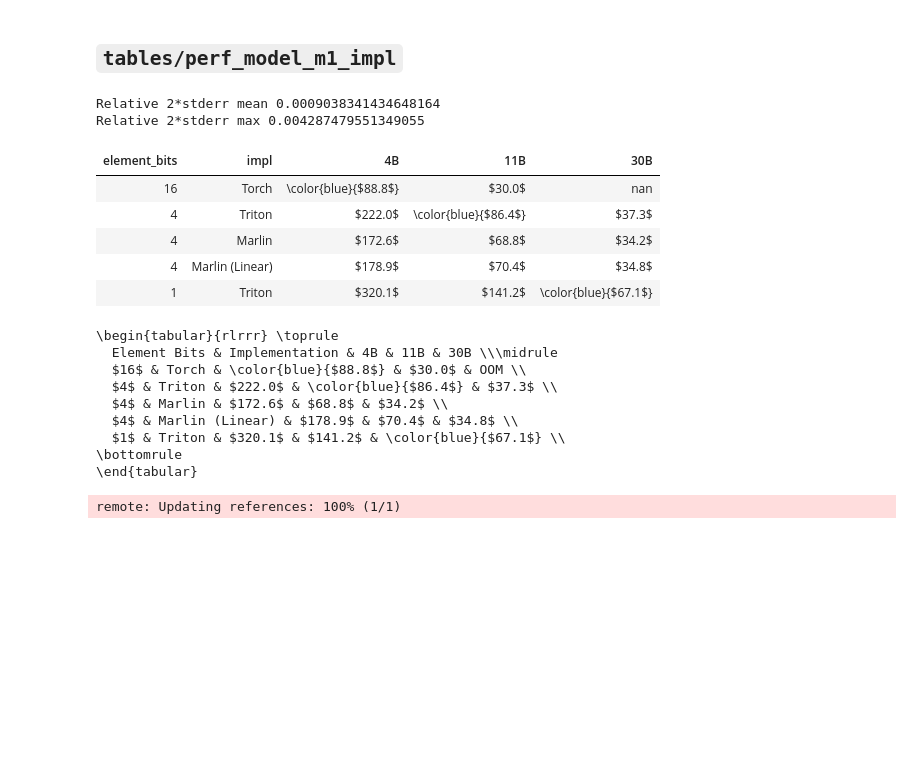
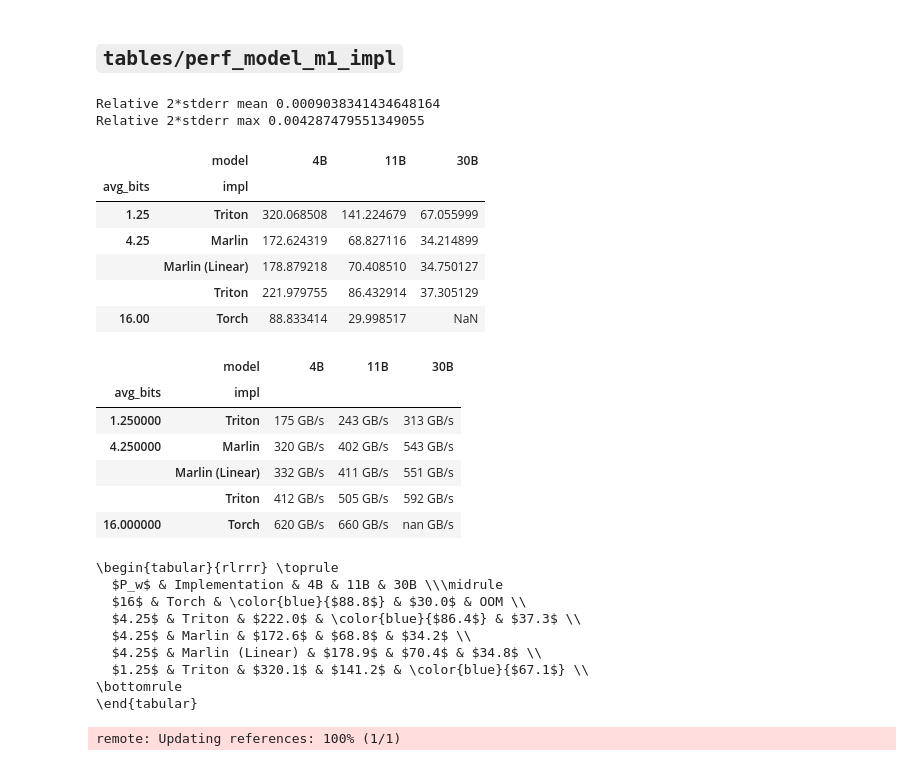
Before and after one commit to graphcore-research/fused-dequantisation-kernels, a Jupyter notebook: notebooks/2025-01-paper.ipynb, the cells around one changed output. Drawn from its saved outputs; the diff is of its cells as text; code cells hidden in the pictures; blank space fills up the shorter version.

```diff
--- a/notebooks/2025-01-paper.ipynb
+++ b/notebooks/2025-01-paper.ipynb
@@ -96,6 +142,7 @@ df = df.rename(columns=dict(bits="element_bits"))
 df["gb_s"] = df["bytes_rw"] / df["avg_time"] / 1e9
 df["tflops"] = df["ops"] / df["avg_time"] / 1e12
 df["tflops_stderr"] = df["ops"] * df["avg_time_stderr"] / df["avg_time"]**2 / 1e12
+df["avg_bits"] = df["element_bits"].apply(lambda b: b + 0.25*(b < 16))
 
 # Remove "mm" tests where "mv" was also run, for batch size 1
 df = df[~((df.m == 1) & df.test.isin(["mm", "mm_ref", "mm_lut8_ref_unscaled", "mm_lut8_ref", "mm_lut8"]))]
@@ -191,14 +237,14 @@ d = (df
     .pipe(lambda d: d.assign(avg_time_str=d.apply(lambda s: f"${s.avg_time*1e6:.1f}\\,\\mathrm{{\\upmu s}}$ (${s.speedup_ratio:.1f}\\times$)", axis=1)))
     .pipe(lambda d: d.assign(gb_s_str=d.gb_s.apply(lambda x: f"${x:.0f}\\,\\mathrm{{GB/s}}$")))
     .pipe(lambda d: d.assign(avg_time_stderr_str=d.avg_time_stderr.apply(lambda s: f"${s*1e6:.2f}\\,\\mathrm{{\\upmu s}}$")))
-    .sort_values(["element_bits", "avg_time"], ascending=False)
+    .sort_values(["avg_bits", "avg_time"], ascending=False)
 )
 
-display(d[["element_bits", "impl", "avg_time", "avg_time_stderr", "speedup_ratio", "theoretical_speedup_ratio", "gb_s"]]
+display(d[["avg_bits", "impl", "avg_time", "avg_time_stderr", "speedup_ratio", "theoretical_speedup_ratio", "gb_s"]]
     .style.format(dict(avg_time=lambda x: f"{x*1e6:.1f} us", gb_s="{:.0f} GB/s", avg_time_stderr="{:.1e}")).hide())
 
-cols = dict(element_bits="", impl="", avg_time_str="Time (Speedup)", gb_s_str="Effective Bandwidth")
-align = "rlrr"
+cols = dict(avg_bits="", impl="", avg_time_str="Time (Speedup)", gb_s_str="Effective Bandwidth")
+align = "llrr"
 print(plot_utils.fmt_latex_booktabs(d, cols=cols, align=align))
 plot_utils.save_table("perf_micro_m1_impl", d, cols=cols, align=align)
 # %% [output]
@@ -251,6 +297,7 @@ df["impl"] = df["kernel"].fillna("torch").apply(lambda k: {
 }[k])
 df = df.drop(columns=["kernel"])
 df["element_bits"] = df["element_bits"].fillna(16).astype(int)
+df["avg_bits"] = df["element_bits"].apply(lambda b: b + 0.25*(b < 16))
 
 df["tokens_s"] = df["batch_size"] / df["avg_time"]
 df["tokens_s_stderr"] = df["batch_size"] * df["avg_time_stderr"] / df["avg_time"]**2
@@ -313,46 +360,55 @@ remote: Updating references: 100% (1/1)
 # %%
 def token_s_highlighted(s: pd.Series) -> str:
     text = f"${s.tokens_s:.1f}$"
     if (s.impl, s.element_bits, s.model) in {("Torch", 16, "4B"), ("Triton", 4, "11B"), ("Triton", 1, "30B")}:
         text = f"\\color{{blue}}{{{text}}}"
     return text
 
 d = (df
     .pipe(lambda d: d[d.batch_size==1])
     .pipe(lambda d: d[d.impl!="torch.compile"])
     .pipe(lambda d: d.assign(tokens_s_str=d.apply(token_s_highlighted, axis=1)))
 )
 t = (d
-    .pivot(index=["element_bits", "impl"], columns="model", values="tokens_s_str")[["4B", "11B", "30B"]].reset_index()
-    .pipe(lambda d: d.assign(rank=d.apply(lambda s: (-s.element_bits, ["Torch", "Triton", "Marlin", "Marlin (Linear)"].index(s.impl)), axis=1)))
+    .pivot(index=["avg_bits", "impl"], columns="model", values="tokens_s_str")[["4B", "11B", "30B"]].reset_index()
+    .pipe(lambda d: d.assign(rank=d.apply(lambda s: (-s.avg_bits, ["Torch", "Triton", "Marlin", "Marlin (Linear)"].index(s.impl)), axis=1)))
     .sort_values("rank").drop(columns=["rank"])
 )
 
 print("Relative 2*stderr mean", 2 * (d.tokens_s_stderr / d.tokens_s).mean())
 print("Relative 2*stderr max", 2 * (d.tokens_s_stderr / d.tokens_s).max())
 
-display(t.style.hide())
+display(d.pivot(index=["avg_bits", "impl"], columns="model", values="tokens_s")[["4B", "11B", "30B"]])
+display(d.pivot(index=["avg_bits", "impl"], columns="model", values="gb_s")[["4B", "11B", "30B"]].style.format("{:.0f} GB/s"))
 
-args = dict(cols={k: "" for k in ["element_bits", "impl", "4B", "11B", "30B"]},
-            align="rlrrr", nan_str="OOM")
+args = dict(cols={k: "" for k in ["avg_bits", "impl", "4B", "11B", "30B"]},
+            align="llrrr", nan_str="OOM")
 print(plot_utils.fmt_latex_booktabs(t, **args))
 plot_utils.save_table("perf_model_m1_impl", t, **args)
 # %% [output]
 Relative 2*stderr mean 0.0009038341434648164
 Relative 2*stderr max 0.004287479551349055
-| element_bits | impl | 4B | 11B | 30B |
-| 16 | Torch | \color{blue}{$88.8$} | $30.0$ | nan |
-| 4 | Triton | $222.0$ | \color{blue}{$86.4$} | $37.3$ |
-| 4 | Marlin | $172.6$ | $68.8$ | $34.2$ |
-| 4 | Marlin (Linear) | $178.9$ | $70.4$ | $34.8$ |
-| 1 | Triton | $320.1$ | $141.2$ | \color{blue}{$67.1$} |
+|  | model | 4B | 11B | 30B |
+| avg_bits | impl |  |  |  |
+| 1.25 | Triton | 320.068508 | 141.224679 | 67.055999 |
+| 4.25 | Marlin | 172.624319 | 68.827116 | 34.214899 |
+|  | Marlin (Linear) | 178.879218 | 70.408510 | 34.750127 |
+|  | Triton | 221.979755 | 86.432914 | 37.305129 |
+| 16.00 | Torch | 88.833414 | 29.998517 | NaN |
+|  | model | 4B | 11B | 30B |
+| avg_bits | impl |  |  |  |
+| 1.250000 | Triton | 175 GB/s | 243 GB/s | 313 GB/s |
+| 4.250000 | Marlin | 320 GB/s | 402 GB/s | 543 GB/s |
+|  | Marlin (Linear) | 332 GB/s | 411 GB/s | 551 GB/s |
+|  | Triton | 412 GB/s | 505 GB/s | 592 GB/s |
+| 16.000000 | Torch | 620 GB/s | 660 GB/s | nan GB/s |
 \begin{tabular}{rlrrr} \toprule
-  Element Bits & Implementation & 4B & 11B & 30B \\\midrule
+  $P_w$ & Implementation & 4B & 11B & 30B \\\midrule
   $16$ & Torch & \color{blue}{$88.8$} & $30.0$ & OOM \\
-  $4$ & Triton & $222.0$ & \color{blue}{$86.4$} & $37.3$ \\
-  $4$ & Marlin & $172.6$ & $68.8$ & $34.2$ \\
-  $4$ & Marlin (Linear) & $178.9$ & $70.4$ & $34.8$ \\
-  $1$ & Triton & $320.1$ & $141.2$ & \color{blue}{$67.1$} \\
+  $4.25$ & Triton & $222.0$ & \color{blue}{$86.4$} & $37.3$ \\
+  $4.25$ & Marlin & $172.6$ & $68.8$ & $34.2$ \\
+  $4.25$ & Marlin (Linear) & $178.9$ & $70.4$ & $34.8$ \\
+  $1.25$ & Triton & $320.1$ & $141.2$ & \color{blue}{$67.1$} \\
 \bottomrule
 \end{tabular}
 remote: Updating references: 100% (1/1)
```
Also changed, not shown: parts of 8 cells of this notebook, 1 other file.
